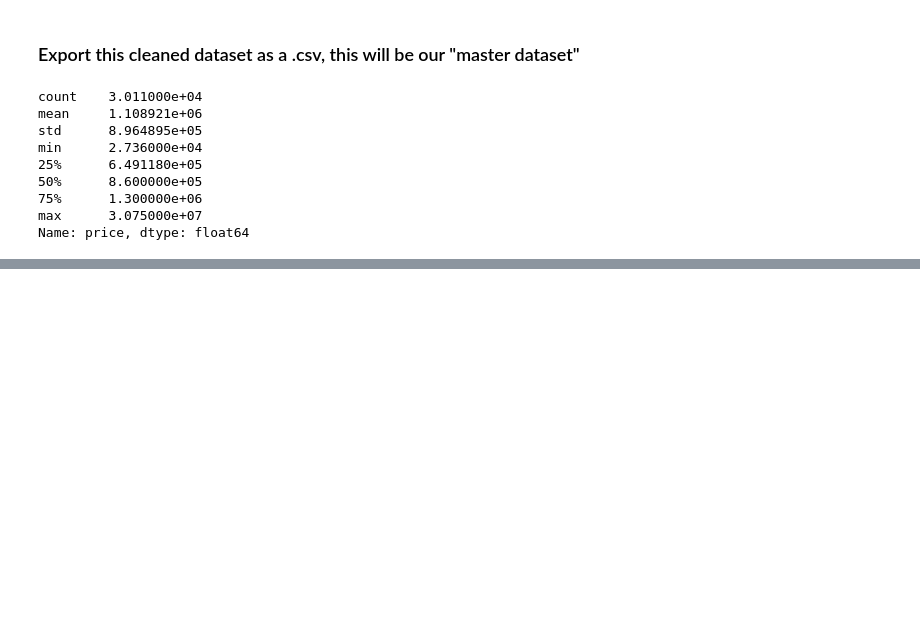
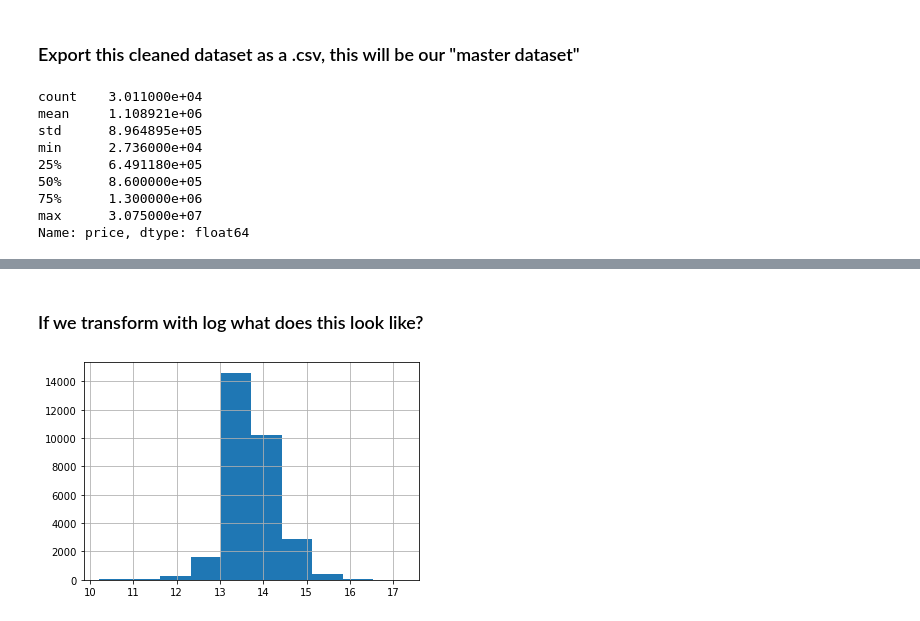
Before and after one commit to albertcchen/dsc-phase-2-project, a Jupyter notebook: albert_notebook.ipynb, the cells around one changed output, grey strips where cells are left out. Cells and saved outputs as stored; diff of their text form; code cells hidden in the pictures; blank space fills up the shorter version.

```diff
--- a/albert_notebook.ipynb
+++ b/albert_notebook.ipynb
@@ -250,0 +331,7 @@ data['postal_code'].
+# %% [markdown]
+### If we transform with log what does this look like?
+# %%
+y_scld = np.log(y)
+y_scld.hist();
+# %% [output]
+[figure, added]
```
Also changed, not shown: parts of 17 cells of this notebook.
